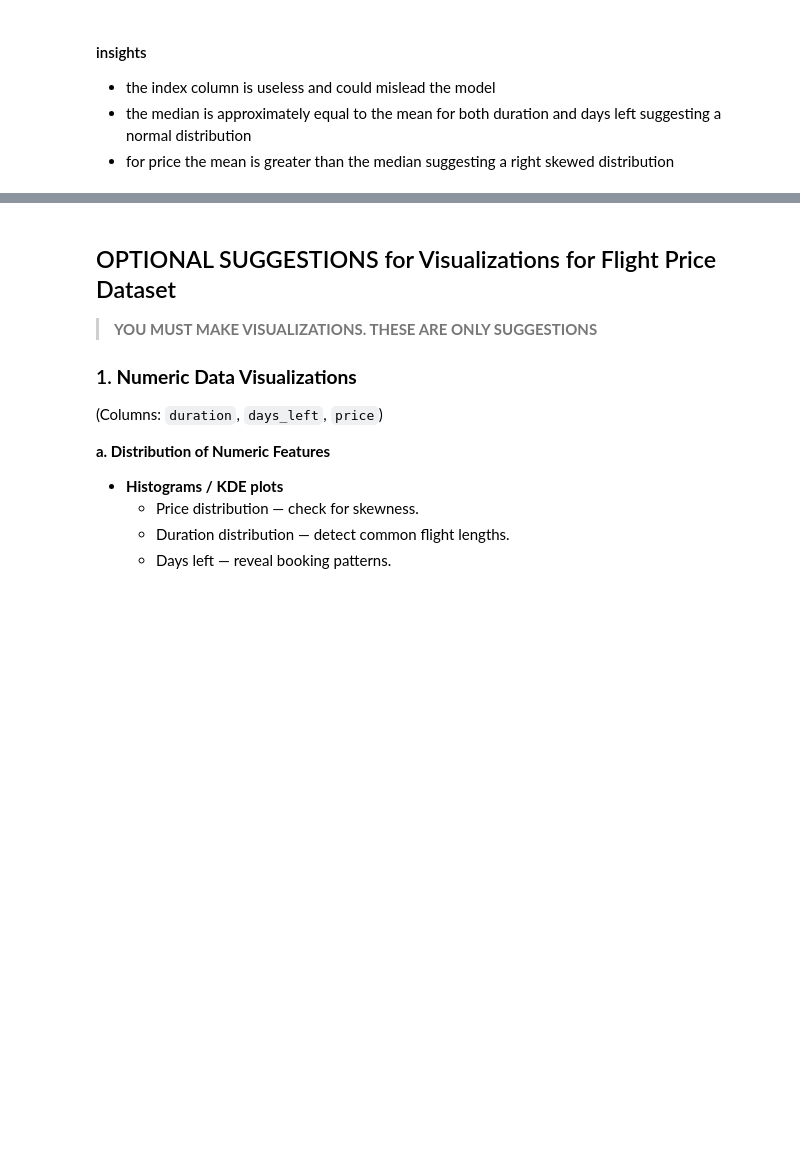
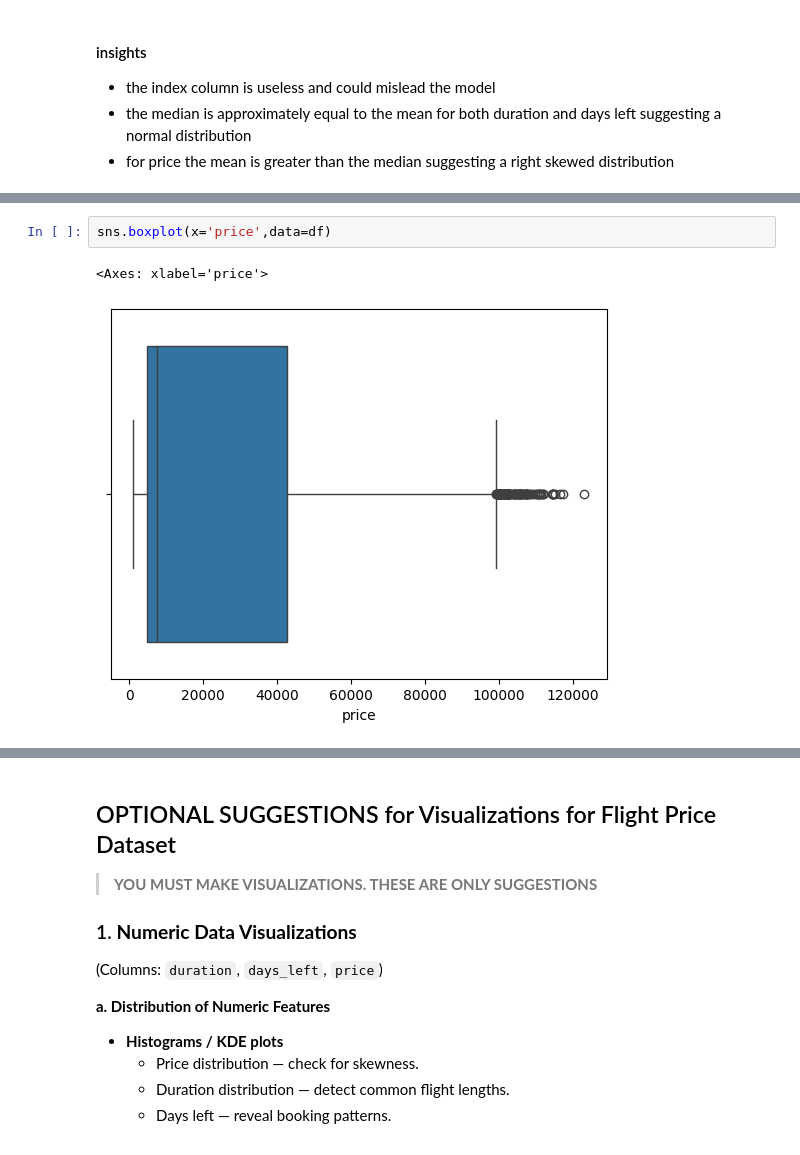
Before and after one commit to Abdallahyasser14/-Airline-Flights-Price-Prediction-Project, a Jupyter notebook: Regression_Task.ipynb, the cells around one changed output, grey strips where cells are left out. Cells and saved outputs as stored; diff of their text form; blank space fills up the shorter version.

```diff
--- a/Regression_Task.ipynb
+++ b/Regression_Task.ipynb
@@ -404,0 +433,5 @@ df.describe()
+# %%
+sns.boxplot(x='price',data=df)
+# %% [output]
+<Axes: xlabel='price'>
+[figure, added]
```
Also changed, not shown: parts of 41 cells of this notebook.
